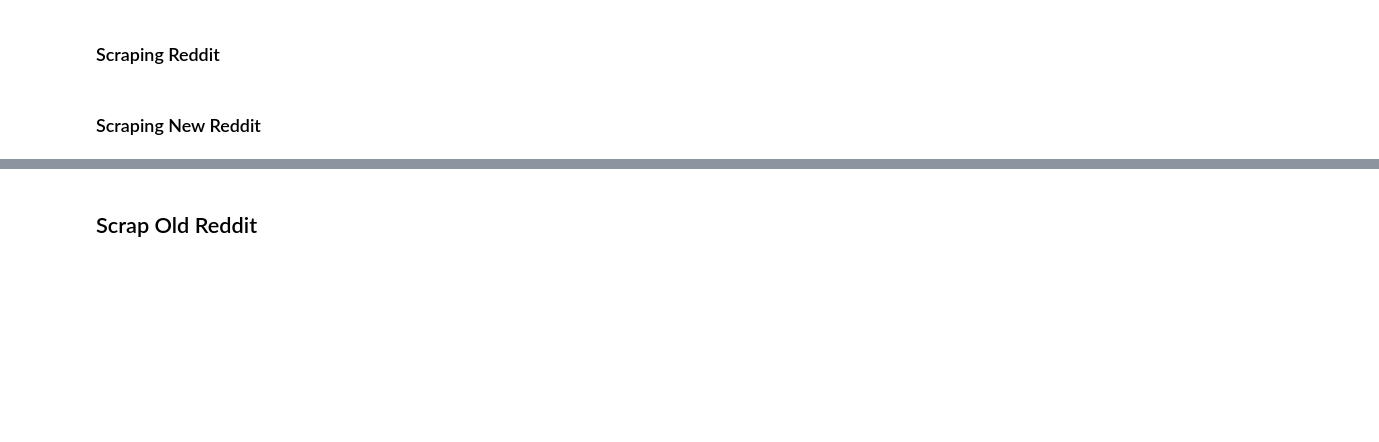
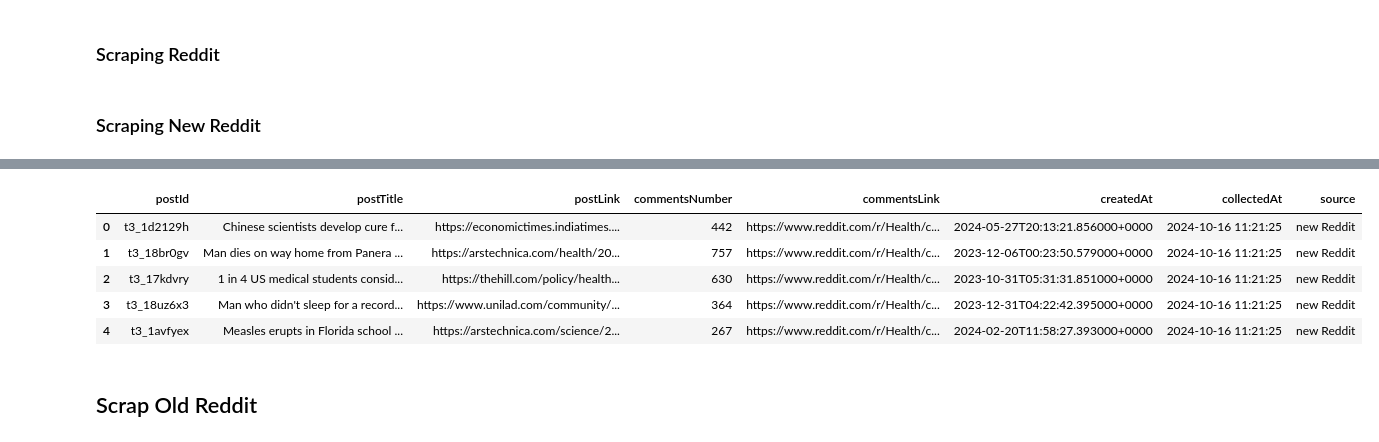
Before and after one commit to mouhebmhd/meCare-Project, a Jupyter notebook: dataCollection/webScraping.ipynb, the cells around one changed output, grey strips where cells are left out. Saved outputs shown, nothing was run; the diff lists cells and outputs as text; code cells hidden in the pictures; blank space fills up the shorter version.

Commit message:
saving collected posts of New Reddit Website into a .csv file

```diff
--- a/dataCollection/webScraping.ipynb
+++ b/dataCollection/webScraping.ipynb
@@ -177,0 +187,17 @@ KeyboardInterrupt:
+# %%
+import pandas as pd
+redditPost=pd.DataFrame(posts)
+oldRedditPosts=pd.read_csv("../data/redditPosts.csv")
+# %%
+collectedWebsites=pd.concat([redditPost,oldRedditPosts],ignore_index=True)
+# %%
+collectedWebsites=collectedWebsites.drop(["id"],axis=1)
+# %%
+collectedWebsites.head()
+# %% [output]
+|  | postId | postTitle | postLink | commentsNumber | commentsLink | createdAt | collectedAt | source |
+| 0 | t3_1d2129h | Chinese scientists develop cure f... | https://economictimes.indiatimes.... | 442 | https://www.reddit.com/r/Health/c... | 2024-05-27T20:13:21.856000+0000 | 2024-10-16 11:21:25 | new Reddit |
+| 1 | t3_18br0gv | Man dies on way home from Panera ... | https://arstechnica.com/health/20... | 757 | https://www.reddit.com/r/Health/c... | 2023-12-06T00:23:50.579000+0000 | 2024-10-16 11:21:25 | new Reddit |
+| 2 | t3_17kdvry | 1 in 4 US medical students consid... | https://thehill.com/policy/health... | 630 | https://www.reddit.com/r/Health/c... | 2023-10-31T05:31:31.851000+0000 | 2024-10-16 11:21:25 | new Reddit |
+| 3 | t3_18uz6x3 | Man who didn't sleep for a record... | https://www.unilad.com/community/... | 364 | https://www.reddit.com/r/Health/c... | 2023-12-31T04:22:42.395000+0000 | 2024-10-16 11:21:25 | new Reddit |
+| 4 | t3_1avfyex | Measles erupts in Florida school ... | https://arstechnica.com/science/2... | 267 | https://www.reddit.com/r/Health/c... | 2024-02-20T11:58:27.393000+0000 | 2024-10-16 11:21:25 | new Reddit |
```
Also changed, not shown: parts of 3 cells of this notebook, 2 other files.
